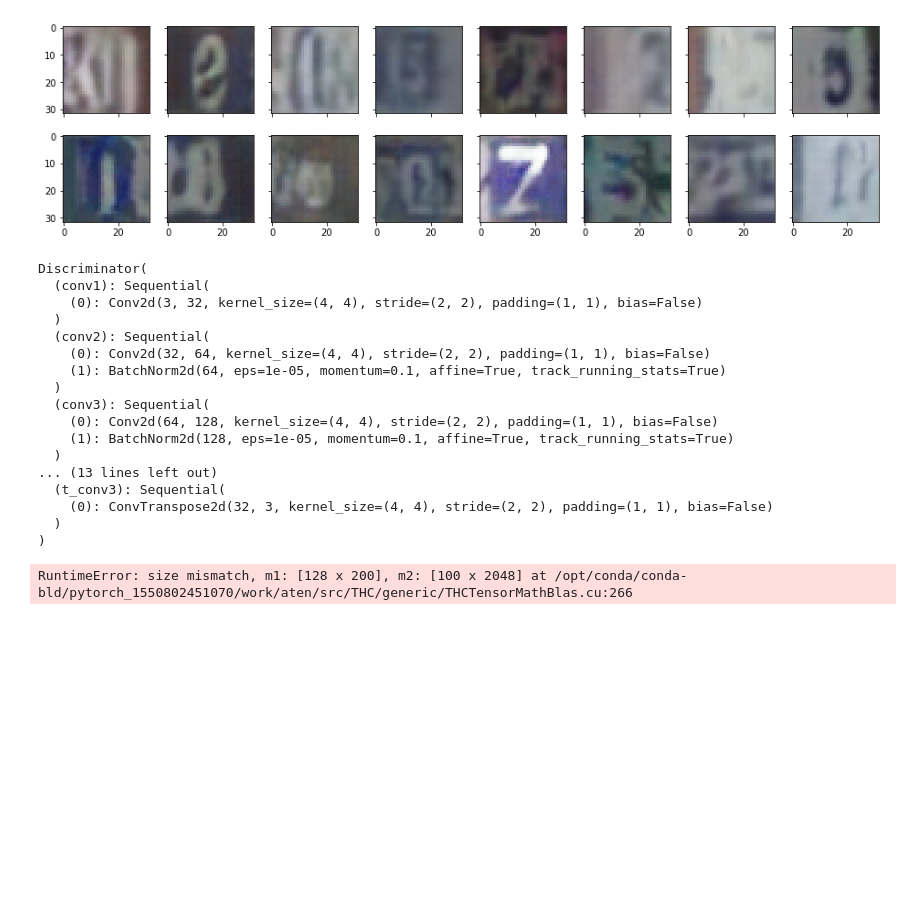
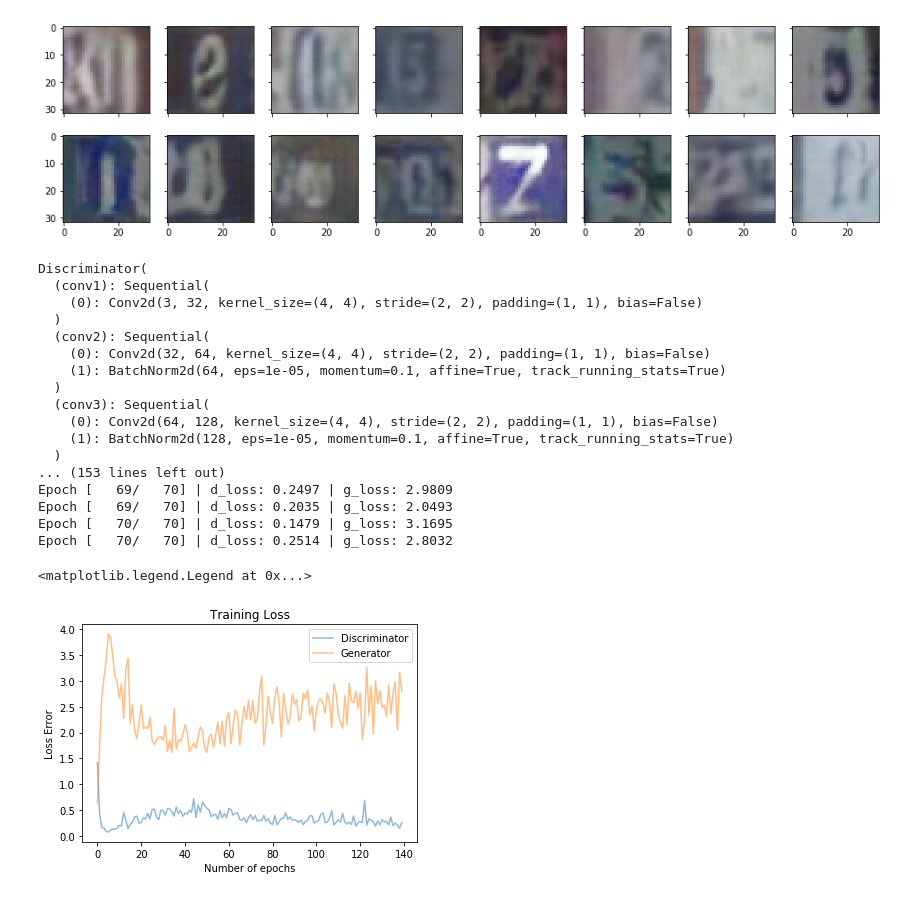
Before and after one commit to Marvinsky/DCGAN, a Jupyter notebook: DCGAN - SVHN (Dataset Street View Home Numbers).ipynb, the cells around one changed output. Saved outputs shown, nothing was run; the diff lists cells and outputs as text; code cells hidden in the pictures; blank space fills up the shorter version.

```diff
--- a/DCGAN - SVHN (Dataset Street View Home Numbers).ipynb
+++ b/DCGAN - SVHN (Dataset Street View Home Numbers).ipynb
@@ -519,7 +519,7 @@ for epoch2 in range(num_epochs2):
         # move x to GPU, if available
         if train_on_gpu:
             z2 = z2.cuda()
-        fake_images2 = G(z2)
+        fake_images2 = G2(z2)
 
         # Compute the discriminator losses on fake images
         D_fake2 = D2(fake_images2)
@@ -539,7 +539,7 @@ for epoch2 in range(num_epochs2):
         # 1. Train with fake images and flipped labels
 
         # Generate fake images
-        z2 = np.random.uniform(-1, 1, size=(batch_size, z_size))
+        z2 = np.random.uniform(-1, 1, size=(batch_size, z_size2))
         z2 = torch.from_numpy(z2).float()
         if train_on_gpu:
             z2 = z2.cuda()
@@ -557,7 +557,7 @@ for epoch2 in range(num_epochs2):
         # Print some loss stats
         if batch_i % print_every2 == 0:
             # append discriminator loss and generator loss
-            losses.append((d_loss2.item(), g_loss2.item()))
+            losses2.append((d_loss2.item(), g_loss2.item()))
             # print discriminator and generator loss
             print('Epoch [{:5d}/{:5d}] | d_loss: {:6.4f} | g_loss: {:6.4f}'.format(
                     epoch2+1, num_epochs2, d_loss2.item(), g_loss2.item()))
@@ -575,7 +575,7 @@ for epoch2 in range(num_epochs2):
 
 # Save training generator samples
 with open('train_samples_config1.pkl', 'wb') as f:
-    pkl.dump(samples, f)
+    pkl.dump(samples2, f)
 # %% [output]
 Discriminator(
   (conv1): Sequential(
@@ -589,9 +589,20 @@ Discriminator(
     (0): Conv2d(64, 128, kernel_size=(4, 4), stride=(2, 2), padding=(1, 1), bias=False)
     (1): BatchNorm2d(128, eps=1e-05, momentum=0.1, affine=True, track_running_stats=True)
   )
-... (13 lines left out)
-  (t_conv3): Sequential(
-    (0): ConvTranspose2d(32, 3, kernel_size=(4, 4), stride=(2, 2), padding=(1, 1), bias=False)
-  )
-)
+... (153 lines left out)
+Epoch [   69/   70] | d_loss: 0.2497 | g_loss: 2.9809
+Epoch [   69/   70] | d_loss: 0.2035 | g_loss: 2.0493
+Epoch [   70/   70] | d_loss: 0.1479 | g_loss: 3.1695
+Epoch [   70/   70] | d_loss: 0.2514 | g_loss: 2.8032
-RuntimeError: size mismatch, m1: [128 x 200], m2: [100 x 2048] at /opt/conda/conda-bld/pytorch_1550802451070/work/aten/src/THC/generic/THCTensorMathBlas.cu:266
+# %%
+fig, ax = plt.subplots()
+losses2 = np.array(losses2)
+plt.plot(losses2.T[0], label="Discriminator", alpha=0.5)
+plt.plot(losses2.T[1], label="Generator", alpha=0.5)
+plt.xlabel("Number of epochs")
+plt.ylabel("Loss Error")
+plt.title("Training Loss")
+plt.legend()
+# %% [output]
+<matplotlib.legend.Legend at 0x...>
+[figure, added]
```
Also changed, not shown: parts of 5 cells of this notebook.
